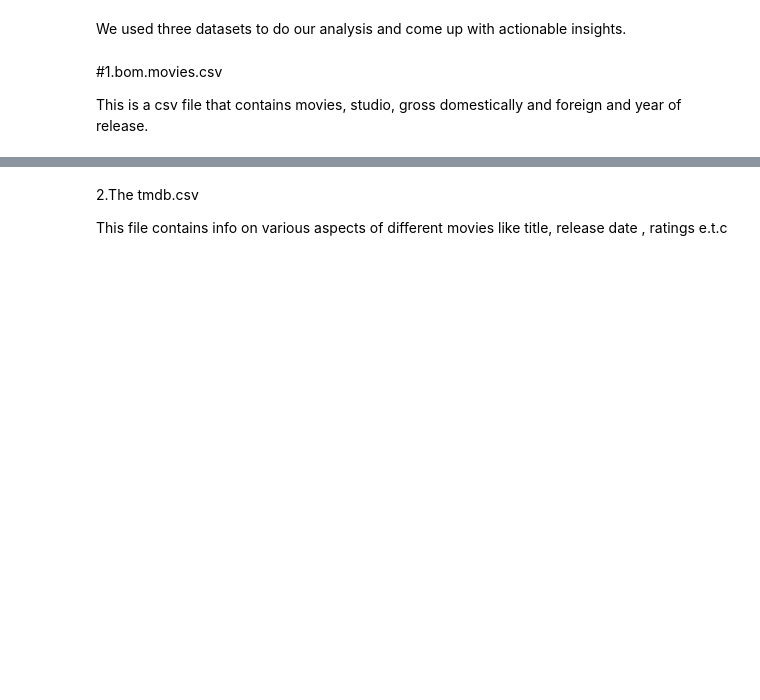
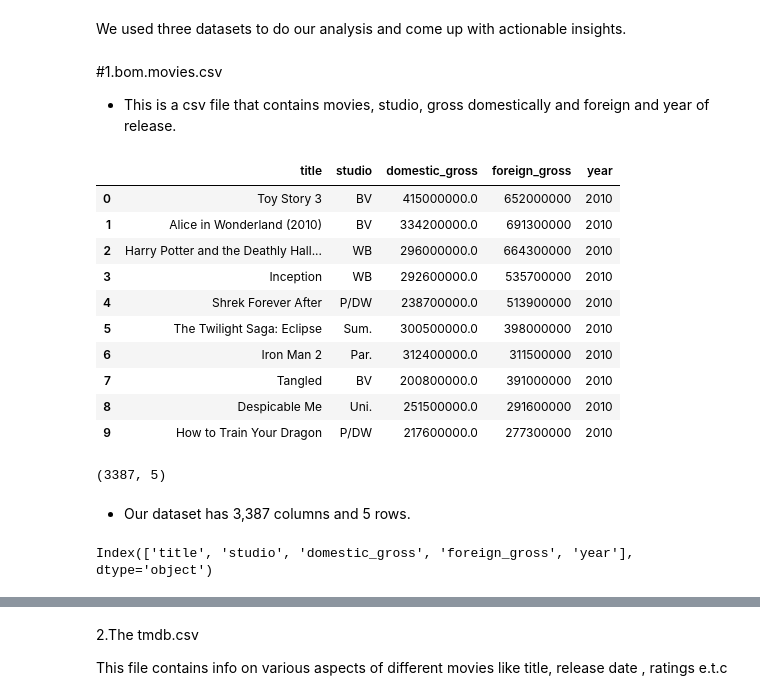
Before and after one commit to Alanmuchiri/Group7---Phase-2, a Jupyter notebook: Films_Perfomance.ipynb, the cells around one changed output, grey strips where cells are left out. Drawn from its saved outputs; the diff is of its cells as text; code cells hidden in the pictures; blank space fills up the shorter version.

Commit message:
data_cleaning(1)

```diff
--- a/Films_Perfomance.ipynb
+++ b/Films_Perfomance.ipynb
@@ -34,7 +34,33 @@ We used three datasets to do our analysis and come up with actionable insights.
 # %% [markdown]
 #1.bom.movies.csv
 
-This is a csv file that contains movies, studio, gross domestically and foreign and year of release.
+* This is a csv file that contains movies, studio, gross domestically and foreign and year of release.
 # %%
- bom_df  = pd.read_csv('bom.movie_gross.csv')
- bom_df
+df  = pd.read_csv('bom.movie_gross.csv')
+df.head(10) #quick look at our data
+# %% [output]
+|  | title | studio | domestic_gross | foreign_gross | year |
+| 0 | Toy Story 3 | BV | 415000000.0 | 652000000 | 2010 |
+| 1 | Alice in Wonderland (2010) | BV | 334200000.0 | 691300000 | 2010 |
+| 2 | Harry Potter and the Deathly Hall... | WB | 296000000.0 | 664300000 | 2010 |
+| 3 | Inception | WB | 292600000.0 | 535700000 | 2010 |
+| 4 | Shrek Forever After | P/DW | 238700000.0 | 513900000 | 2010 |
+| 5 | The Twilight Saga: Eclipse | Sum. | 300500000.0 | 398000000 | 2010 |
+| 6 | Iron Man 2 | Par. | 312400000.0 | 311500000 | 2010 |
+| 7 | Tangled | BV | 200800000.0 | 391000000 | 2010 |
+| 8 | Despicable Me | Uni. | 251500000.0 | 291600000 | 2010 |
+| 9 | How to Train Your Dragon | P/DW | 217600000.0 | 277300000 | 2010 |
+# %%
+# How big is our data?
+df.shape
+# %% [output]
+(3387, 5)
+# %% [markdown]
+
+
+*   Our dataset has 3,387 columns and 5 rows.
+# %%
+# what type of columns are we working with?
+df.columns
+# %% [output]
+Index(['title', 'studio', 'domestic_gross', 'foreign_gross', 'year'], dtype='object')
```
Also changed, not shown: parts of 12 cells of this notebook.
